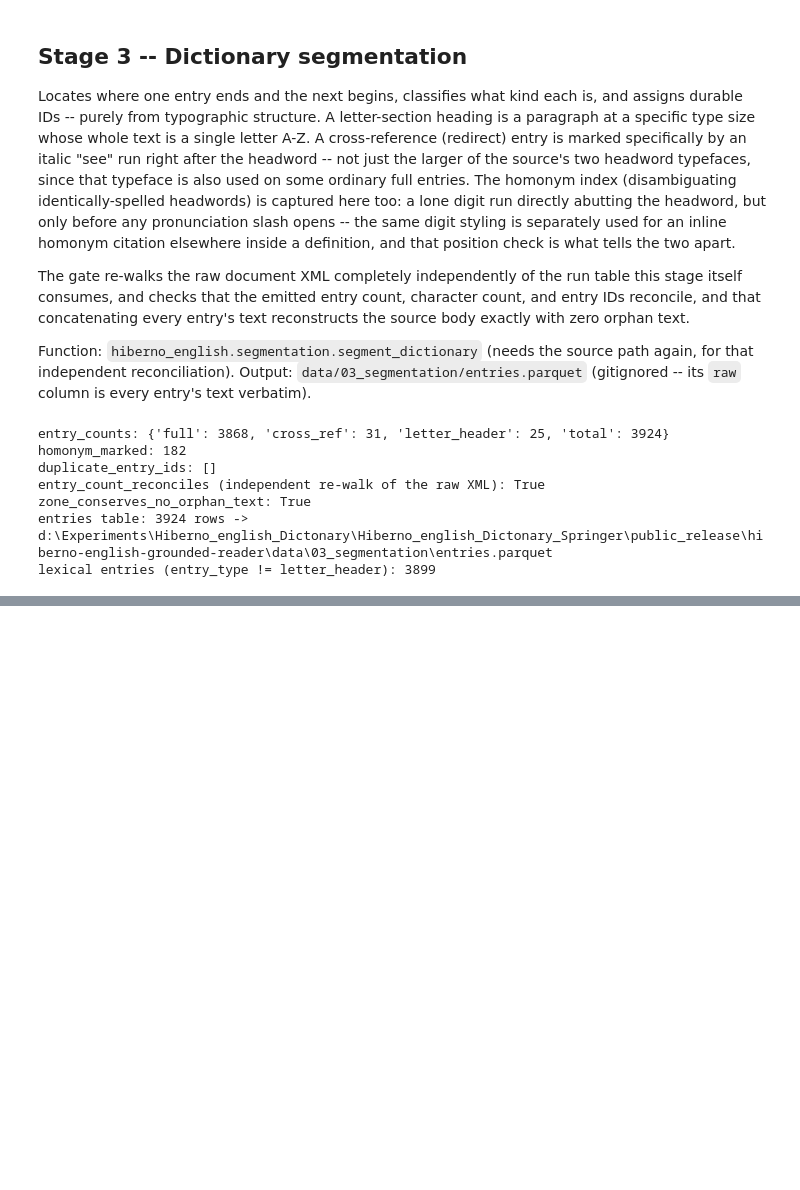
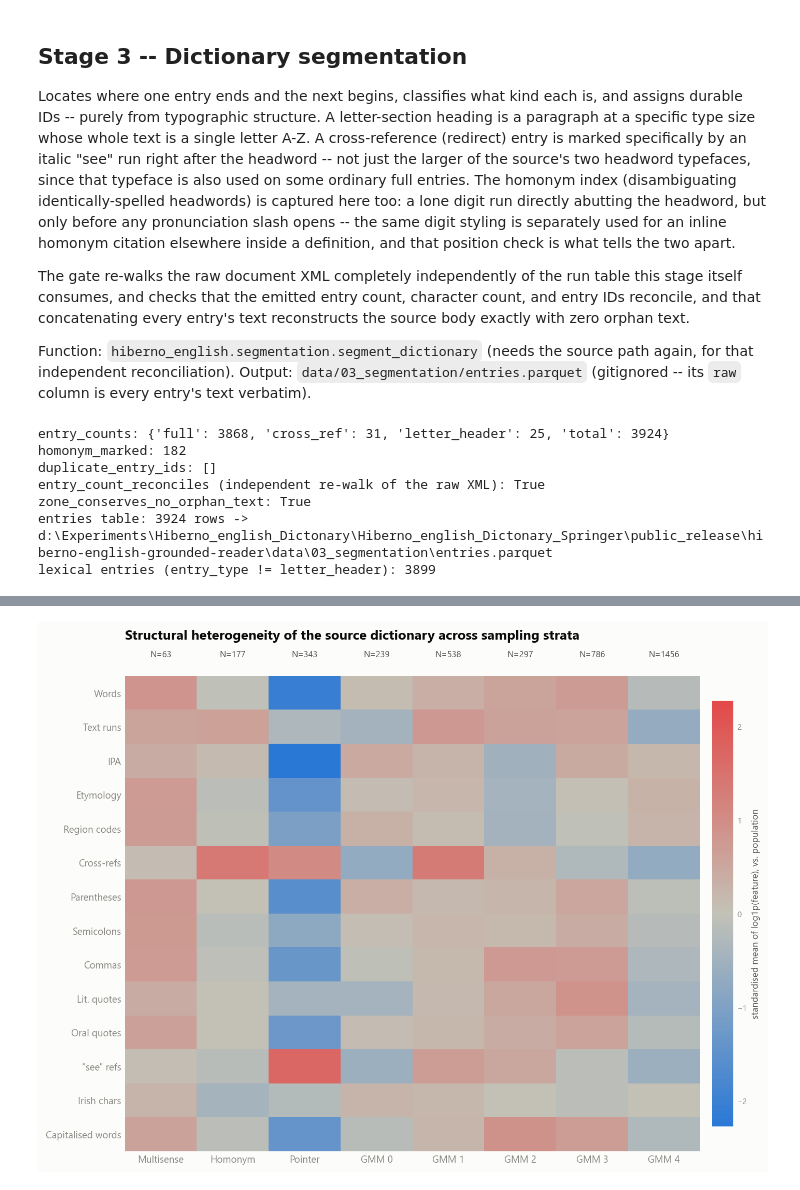
Before and after one commit to mrHendrixSL/hiberno-english-grounded-reader, a Jupyter notebook: notebooks/pipeline.ipynb, the cells around one changed output, grey strips where cells are left out. Cells and saved outputs as stored; diff of their text form; code cells hidden in the pictures; blank space fills up the shorter version.

```diff
--- a/notebooks/pipeline.ipynb
+++ b/notebooks/pipeline.ipynb
@@ -198,0 +407,62 @@ lexical entries (entry_type != letter_header): 3899
+# %%
+import numpy as np
+from matplotlib.colors import LinearSegmentedColormap
+
+dtab = e390.design_table.to_pandas()
+df = df.merge(dtab[["entry_id", "stratum"]], on="entry_id")
+
+STRATA_ORDER = ["H_multisense", "H_homonym", "H_pointer", "C0", "C1", "C2", "C3", "C4"]
+STRATA_LABELS = {"H_multisense": "Multisense", "H_homonym": "Homonym", "H_pointer": "Pointer",
+                  "C0": "GMM 0", "C1": "GMM 1", "C2": "GMM 2", "C3": "GMM 3", "C4": "GMM 4"}
+
+FEATURES = [
+    ("n_words", "Words"), ("n_run", "Text runs"), ("n_ipa", "IPA"),
+    ("n_etym_marker", "Etymology"), ("n_region_code", "Region codes"),
+    ("n_xref_run", "Cross-refs"), ("n_paren", "Parentheses"),
+    ("n_semicolon", "Semicolons"), ("n_comma", "Commas"),
+    ("n_dquote_pair", "Lit. quotes"), ("n_squote_pair", "Oral quotes"),
+    ("n_see", "\"see\" refs"), ("n_irish_char", "Irish chars"),
+    ("n_capword", "Capitalised words"),
+]
+
+df_z = df.copy()
+for col, _ in FEATURES:
+    x = np.log1p(df[col].values.astype(float))
+    df_z[col] = (x - x.mean()) / x.std()
+
+matrix = np.zeros((len(FEATURES), len(STRATA_ORDER)))
+for j, st in enumerate(STRATA_ORDER):
+    sub = df_z[df_z.stratum == st]
+    for i, (col, _) in enumerate(FEATURES):
+        matrix[i, j] = sub[col].mean()
+
+vmax = np.abs(matrix).max()
+cmap = LinearSegmentedColormap.from_list("div", [BLUE, MIDGRAY, RED], N=256)
+
+fig, ax = plt.subplots(figsize=(9.5, 7.2))
+im = ax.imshow(matrix, cmap=cmap, vmin=-vmax, vmax=vmax, aspect="auto")
+
+ax.set_xticks(range(len(STRATA_ORDER)))
+ax.set_xticklabels([STRATA_LABELS[s] for s in STRATA_ORDER], fontsize=9)
+ax.set_yticks(range(len(FEATURES)))
+ax.set_yticklabels([lbl for _, lbl in FEATURES], fontsize=9)
+ax.tick_params(length=0)
+for spine in ax.spines.values():
+    spine.set_visible(False)
+
+for j, st in enumerate(STRATA_ORDER):
+    ax.text(j, -1.0, f"N={r.population_by_stratum[st]}", ha="center", va="bottom",
+            fontsize=8, color=INK_SECONDARY)
+
+ax.set_title("Structural heterogeneity of the source dictionary across sampling strata",
+             fontsize=12.5, fontweight="bold", loc="left", pad=34)
+
+cbar = fig.colorbar(im, ax=ax, fraction=0.035, pad=0.02)
+cbar.set_label("standardised mean of log1p(feature), vs. population", fontsize=8.5, color=INK_SECONDARY)
+cbar.ax.tick_params(length=0, labelsize=7.5)
+cbar.outline.set_visible(False)
+
+plt.tight_layout()
+plt.show()
+# %% [output]
+[figure, added]
```
Also changed, not shown: parts of 14 cells of this notebook, 16 other files.
